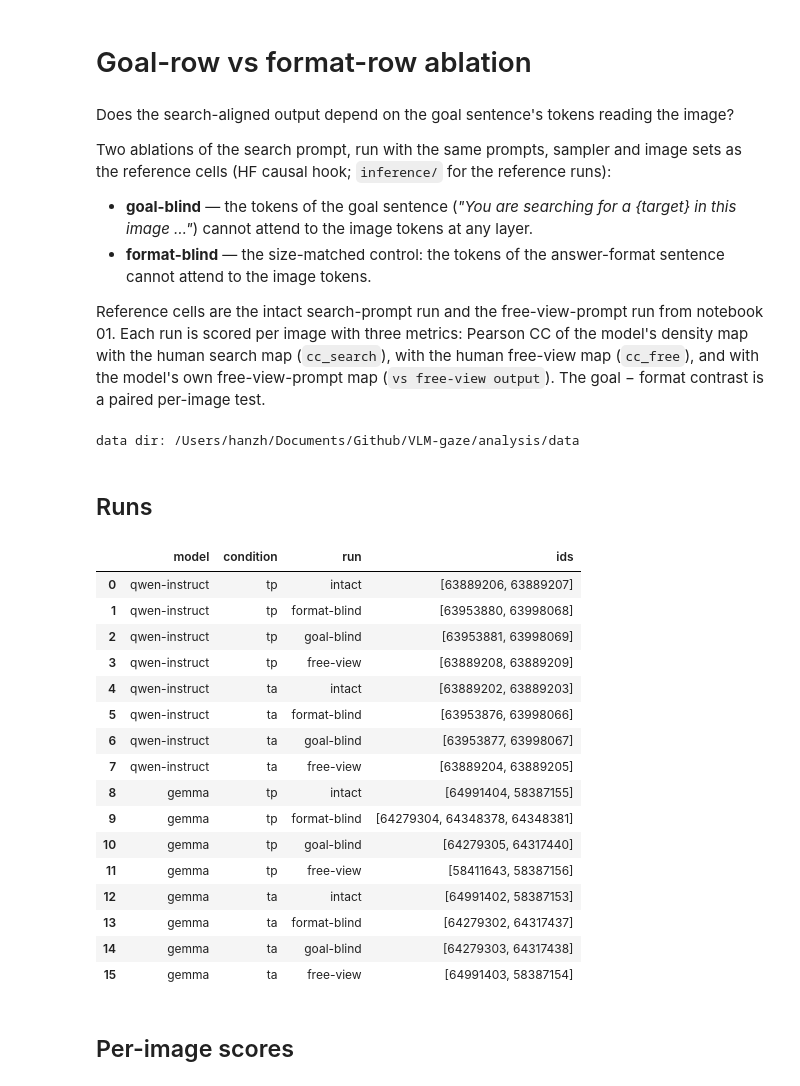
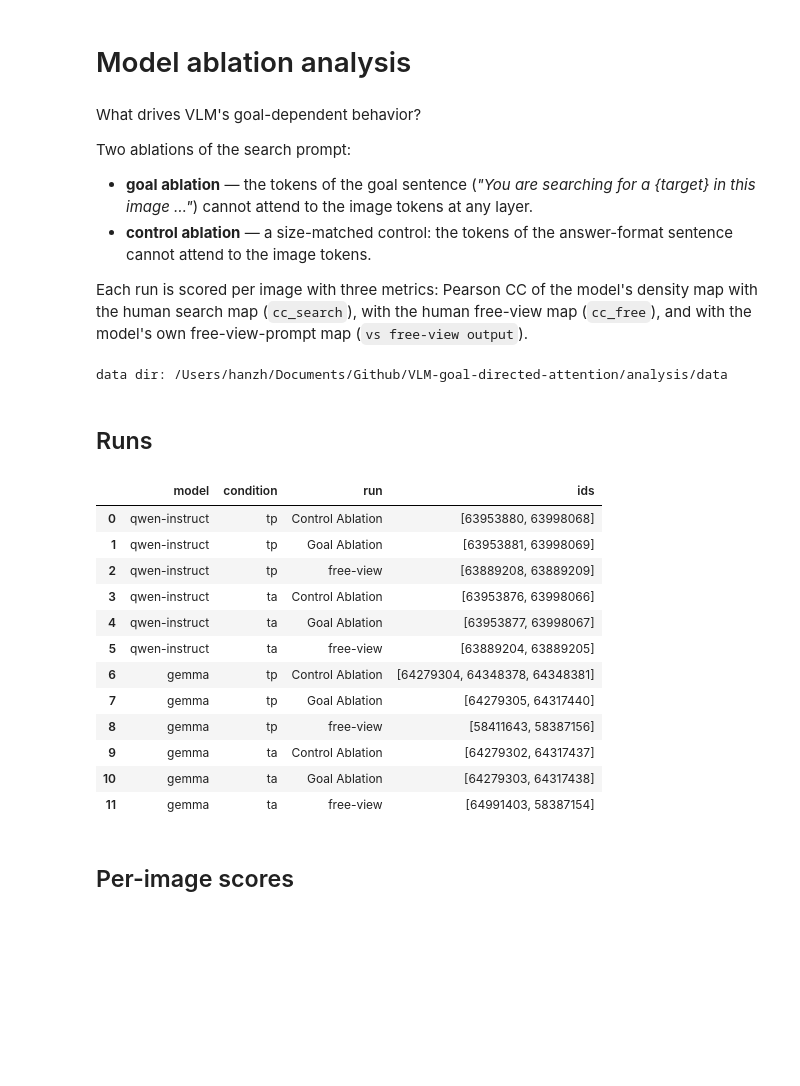
Before and after one commit to HanZhang-psych/VLM-goal-directed-attention, a Jupyter notebook: analysis/notebooks/02_goal_vs_format_ablation.ipynb, the cells around one changed output. Drawn from its saved outputs; the diff is of its cells as text; code cells hidden in the pictures; blank space fills up the shorter version.

```diff
--- a/analysis/notebooks/02_goal_vs_format_ablation.ipynb
+++ b/analysis/notebooks/02_goal_vs_format_ablation.ipynb
@@ -1,18 +1,16 @@
 # %% [markdown]
-# Goal-row vs format-row ablation
+# Model ablation analysis
 # %% [markdown]
-Does the search-aligned output depend on the goal sentence's tokens reading the image?
+What drives VLM's goal-dependent behavior?
 
-Two ablations of the search prompt, run with the same prompts, sampler and image sets as the
-reference cells (HF causal hook; `inference/` for the reference runs):
+Two ablations of the search prompt:
 
-- **goal-blind** — the tokens of the goal sentence (*"You are searching for a {target} in this image …"*) cannot attend to the image tokens at any layer.
-- **format-blind** — the size-matched control: the tokens of the answer-format sentence cannot attend to the image tokens.
+- **goal ablation** — the tokens of the goal sentence (*"You are searching for a {target} in this image …"*) cannot attend to the image tokens at any layer.
+- **control ablation** — a size-matched control: the tokens of the answer-format sentence cannot attend to the image tokens.
 
-Reference cells are the intact search-prompt run and the free-view-prompt run from notebook 01.
 Each run is scored per image with three metrics: Pearson CC of the model's density map with the human
 search map (`cc_search`), with the human free-view map (`cc_free`), and with the model's own
-free-view-prompt map (`vs free-view output`). The goal − format contrast is a paired per-image test.
+free-view-prompt map (`vs free-view output`).
 # %%
 %load_ext autoreload
 %autoreload 2
@@ -29,45 +27,44 @@ from scipy import stats
 ANALYSIS = pathlib.Path.cwd().parent if pathlib.Path.cwd().name == "notebooks" else pathlib.Path.cwd()
 sys.path.insert(0, str(ANALYSIS))
 from helpers import runs as R, util as U
-from helpers.util import gm  # repo-root gaze_metrics
+U.apply_figstyle()
+from helpers.util import gm
 print("data dir:", R.DATA_DIR)
 MODELS = ["qwen-instruct", "gemma"]
 CONDITIONS = ["tp", "ta"]
-RUN_ORDER = ["intact", "format-blind", "goal-blind", "free-view"]
+# display name -> ablation key in helpers.runs.ABLATIONS
+ABLATION_KEYS = {"Control Ablation": "format", "Goal Ablation": "goal"}
+ABLATION_RUNS = list(ABLATION_KEYS)
+HUMAN_MAPS = {"cc_search": "Human search", "cc_free": "Human free-view"}
 # %% [output]
-data dir: /Users/hanzh/Documents/Github/VLM-gaze/analysis/data
+data dir: /Users/hanzh/Documents/Github/VLM-goal-directed-attention/analysis/data
 # %% [markdown]
 ## Runs
 # %%
-# The four runs scored per model and condition: two reference cells (notebook 01) and two ablations.
+# The runs scored per model (qwen/gemma) and condition (tp/ta): the two ablations and the free-view-prompt run
 rows = []
 for model in MODELS:
     for condition in CONDITIONS:
         rows += [
-            {"model": model, "condition": condition, "run": "intact", "ids": U.get_run_ids(model, condition, "search")},
-            {"model": model, "condition": condition, "run": "format-blind", "ids": U.get_ablation_run_ids(model, condition, "format")},
-            {"model": model, "condition": condition, "run": "goal-blind", "ids": U.get_ablation_run_ids(model, condition, "goal")},
+            *[{"model": model, "condition": condition, "run": run, "ids": U.get_ablation_run_ids(model, condition, key)}
+              for run, key in ABLATION_KEYS.items()],
             {"model": model, "condition": condition, "run": "free-view", "ids": U.get_run_ids(model, condition, "free")},
         ]
 pd.DataFrame(rows)
 # %% [output]
 |  | model | condition | run | ids |
-| 0 | qwen-instruct | tp | intact | [63889206, 63889207] |
-| 1 | qwen-instruct | tp | format-blind | [63953880, 63998068] |
-| 2 | qwen-instruct | tp | goal-blind | [63953881, 63998069] |
-| 3 | qwen-instruct | tp | free-view | [63889208, 63889209] |
-| 4 | qwen-instruct | ta | intact | [63889202, 63889203] |
-| 5 | qwen-instruct | ta | format-blind | [63953876, 63998066] |
-| 6 | qwen-instruct | ta | goal-blind | [63953877, 63998067] |
-| 7 | qwen-instruct | ta | free-view | [63889204, 63889205] |
-| 8 | gemma | tp | intact | [64991404, 58387155] |
-| 9 | gemma | tp | format-blind | [64279304, 64348378, 64348381] |
-| 10 | gemma | tp | goal-blind | [64279305, 64317440] |
-| 11 | gemma | tp | free-view | [58411643, 58387156] |
-| 12 | gemma | ta | intact | [64991402, 58387153] |
-| 13 | gemma | ta | format-blind | [64279302, 64317437] |
-| 14 | gemma | ta | goal-blind | [64279303, 64317438] |
-| 15 | gemma | ta | free-view | [64991403, 58387154] |
+| 0 | qwen-instruct | tp | Control Ablation | [63953880, 63998068] |
+| 1 | qwen-instruct | tp | Goal Ablation | [63953881, 63998069] |
+| 2 | qwen-instruct | tp | free-view | [63889208, 63889209] |
+| 3 | qwen-instruct | ta | Control Ablation | [63953876, 63998066] |
+| 4 | qwen-instruct | ta | Goal Ablation | [63953877, 63998067] |
+| 5 | qwen-instruct | ta | free-view | [63889204, 63889205] |
+| 6 | gemma | tp | Control Ablation | [64279304, 64348378, 64348381] |
+| 7 | gemma | tp | Goal Ablation | [64279305, 64317440] |
+| 8 | gemma | tp | free-view | [58411643, 58387156] |
+| 9 | gemma | ta | Control Ablation | [64279302, 64317437] |
+| 10 | gemma | ta | Goal Ablation | [64279303, 64317438] |
+| 11 | gemma | ta | free-view | [64991403, 58387154] |
 # %% [markdown]
 ## Per-image scores
 # %%
```
Also changed, not shown: parts of 10 cells of this notebook, 3 other files.
